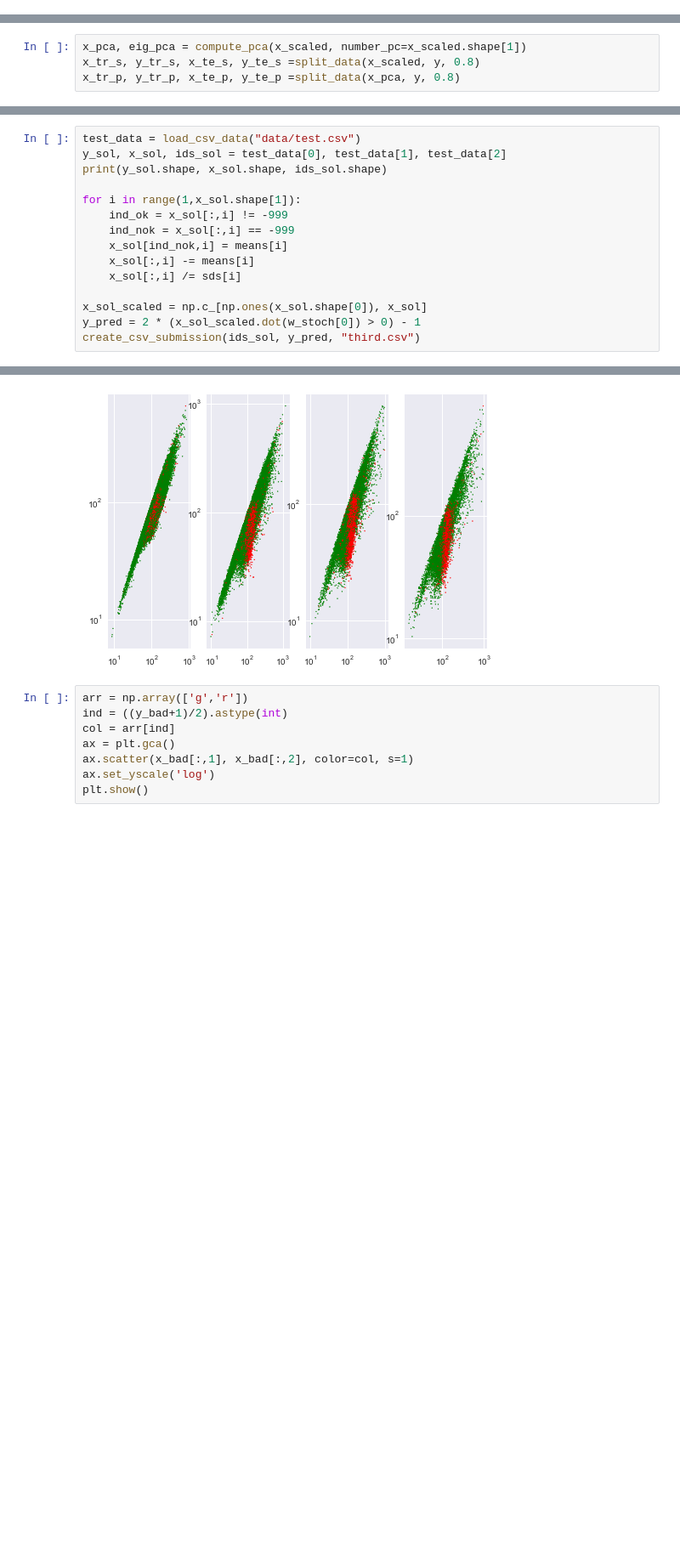
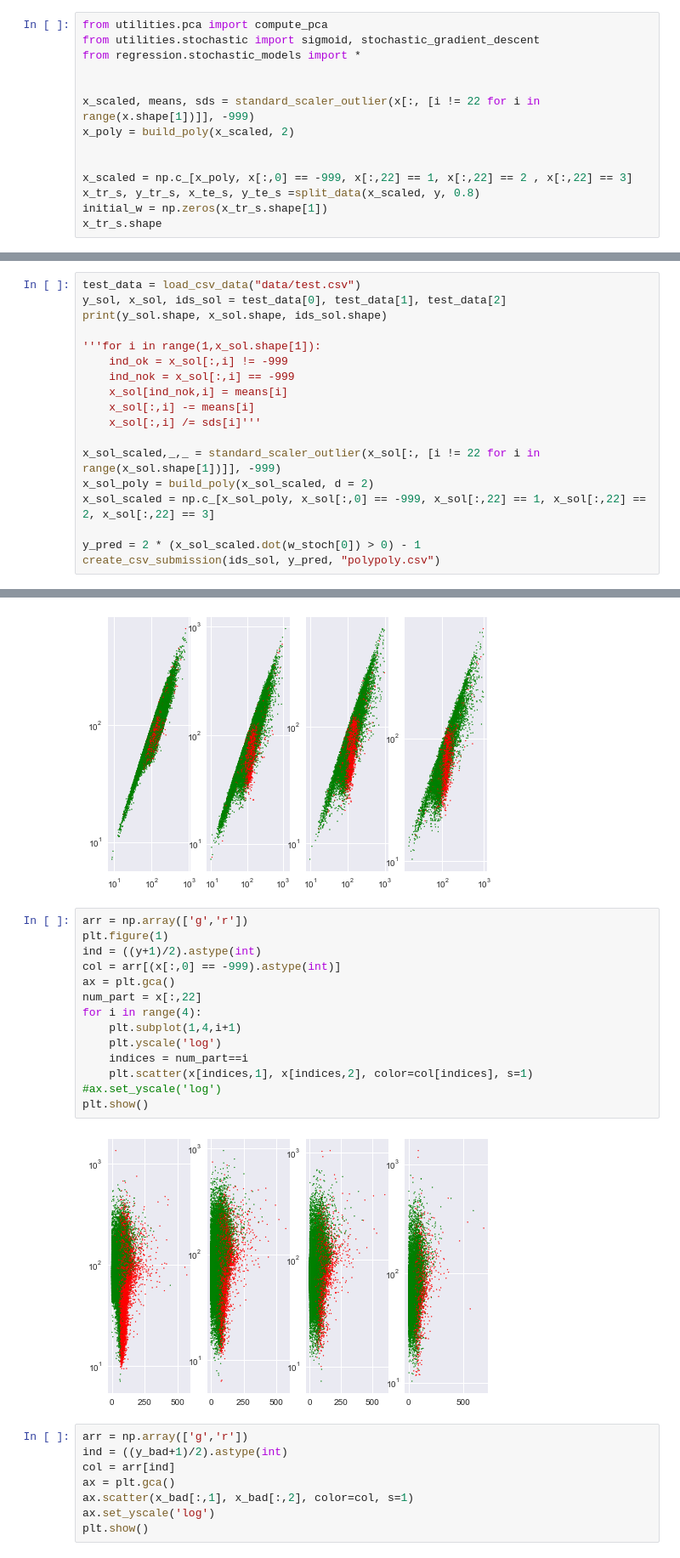
Before and after one commit to kir1994/EPFML_Project1, a Jupyter notebook: code/test.ipynb, the cells around one changed output, grey strips where cells are left out. Shown at 85% size. Cells and saved outputs as stored; diff of their text form; blank space fills up the shorter version.

```diff
--- a/code/test.ipynb
+++ b/code/test.ipynb
@@ -23,0 +23,14 @@ x_scaled = np.c_[np.ones(x_scaled.shape[0]), x_scaled]
+# %%
+from utilities.pca import compute_pca
+from utilities.stochastic import sigmoid, stochastic_gradient_descent
+from regression.stochastic_models import *
+
+
+x_scaled, means, sds = standard_scaler_outlier(x[:, [i != 22 for i in range(x.shape[1])]], -999)
+x_poly = build_poly(x_scaled, 2)
+
+
+x_scaled = np.c_[x_poly, x[:,0] == -999, x[:,22] == 1, x[:,22] == 2 , x[:,22] == 3]
+x_tr_s, y_tr_s, x_te_s, y_te_s =split_data(x_scaled, y, 0.8)
+initial_w = np.zeros(x_tr_s.shape[1])
+x_tr_s.shape
@@ -44,7 +55,3 @@ from regression.stochastic_models import *
-# %%
-x_pca, eig_pca = compute_pca(x_scaled, number_pc=x_scaled.shape[1])
-x_tr_s, y_tr_s, x_te_s, y_te_s =split_data(x_scaled, y, 0.8)
-x_tr_p, y_tr_p, x_te_p, y_te_p =split_data(x_pca, y, 0.8)
 # %%
 best_loss = 1e100
 best_params = (-1, -1)
@@ -105,15 +156,18 @@ test_data = load_csv_data("data/test.csv")
 y_sol, x_sol, ids_sol = test_data[0], test_data[1], test_data[2]
 print(y_sol.shape, x_sol.shape, ids_sol.shape)
 
-for i in range(1,x_sol.shape[1]):
+'''for i in range(1,x_sol.shape[1]):
     ind_ok = x_sol[:,i] != -999
     ind_nok = x_sol[:,i] == -999
     x_sol[ind_nok,i] = means[i]
     x_sol[:,i] -= means[i]
-    x_sol[:,i] /= sds[i]
+    x_sol[:,i] /= sds[i]'''
 
-x_sol_scaled = np.c_[np.ones(x_sol.shape[0]), x_sol]
+x_sol_scaled,_,_ = standard_scaler_outlier(x_sol[:, [i != 22 for i in range(x_sol.shape[1])]], -999)
+x_sol_poly = build_poly(x_sol_scaled, d = 2)
+x_sol_scaled = np.c_[x_sol_poly, x_sol[:,0] == -999, x_sol[:,22] == 1, x_sol[:,22] == 2, x_sol[:,22] == 3]
+
 y_pred = 2 * (x_sol_scaled.dot(w_stoch[0]) > 0) - 1
-create_csv_submission(ids_sol, y_pred, "third.csv")
+create_csv_submission(ids_sol, y_pred, "polypoly.csv")
 # %% [output]
 (568238,) (568238, 30) (568238,)
@@ -256,6 +309,22 @@ for i in range(4):
 plt.show()
 # %% [output]
 [figure]
+# %%
+arr = np.array(['g','r'])
+plt.figure(1)
+ind = ((y+1)/2).astype(int)
+col = arr[(x[:,0] == -999).astype(int)]
+ax = plt.gca()
+num_part = x[:,22]
+for i in range(4):
+    plt.subplot(1,4,i+1)
+    plt.yscale('log')
+    indices = num_part==i
+    plt.scatter(x[indices,1], x[indices,2], color=col[indices], s=1)
+#ax.set_yscale('log')
+plt.show()
+# %% [output]
+[figure, added]
 # %%
 arr = np.array(['g','r'])
 ind = ((y_bad+1)/2).astype(int)
```
Also changed, not shown: parts of 15 cells of this notebook.
